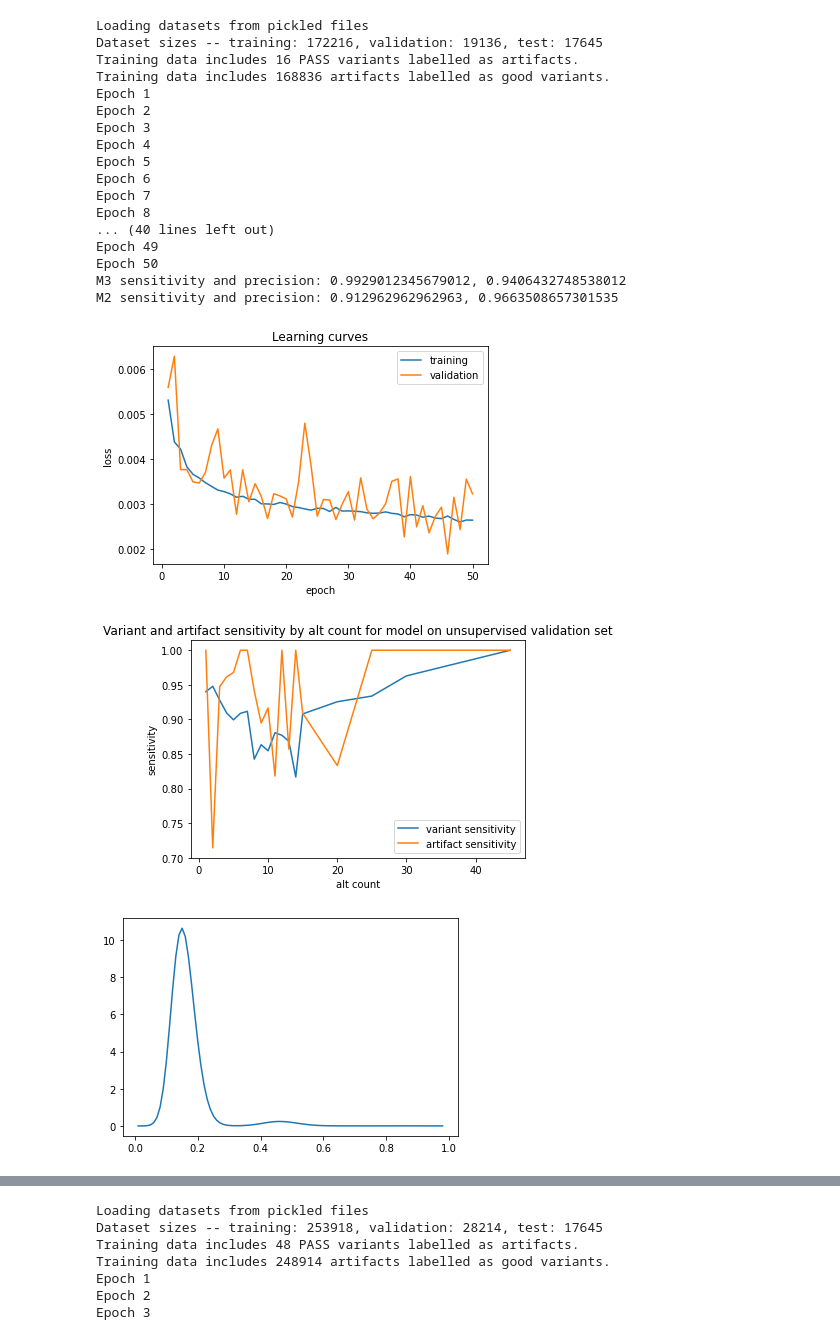
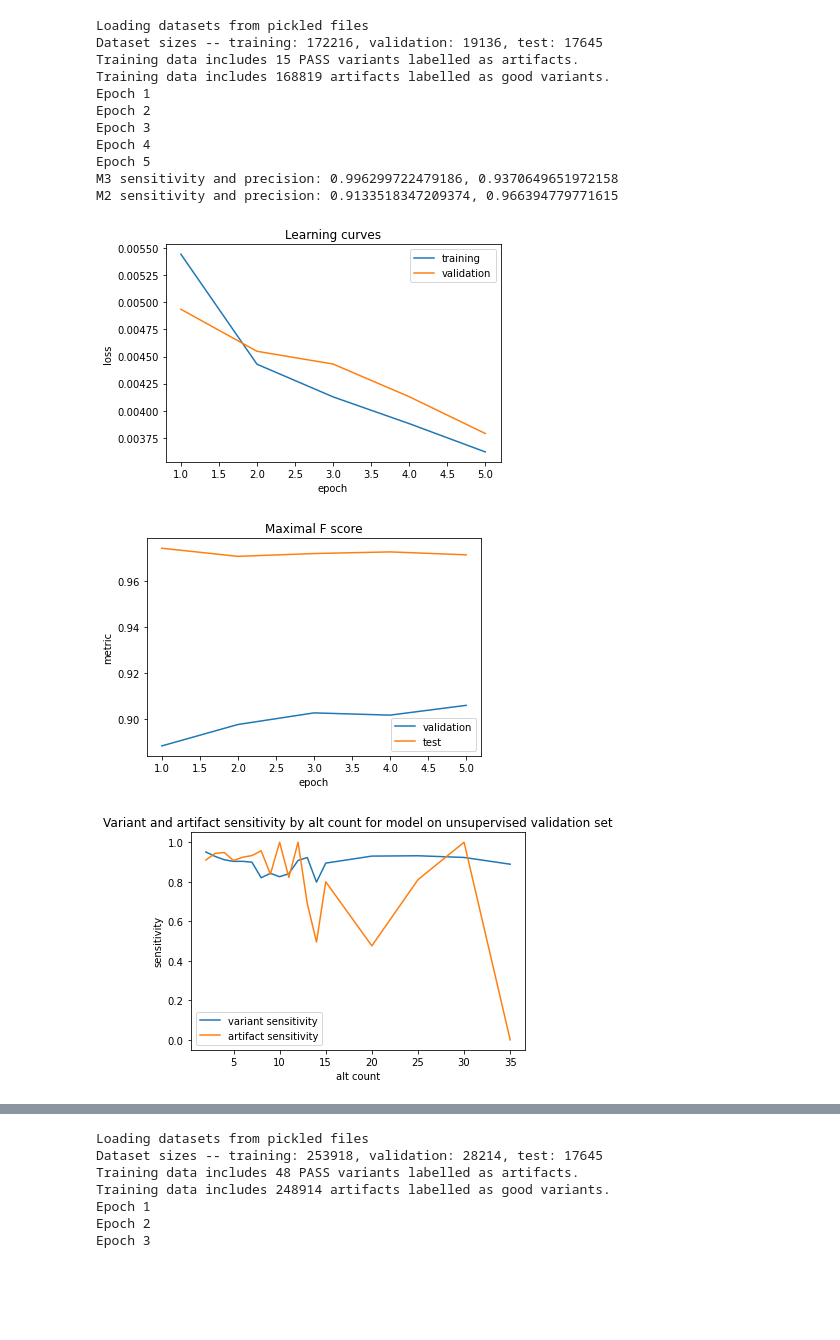
Before and after one commit to davidbenjamin/permutect, a Jupyter notebook: mutect3-prototype.ipynb, the cells around one changed output, grey strips where cells are left out. Saved outputs shown, nothing was run; the diff lists cells and outputs as text; code cells hidden in the pictures; blank space fills up the shorter version.

Commit message:
track maximal F score metric for test and validation sets during training

```diff
--- a/mutect3-prototype.ipynb
+++ b/mutect3-prototype.ipynb
@@ -728,6 +728,18 @@ def plot_learning_curves(train_losses, valid_losses):
     learning_curve.set_ylabel("loss")
     learning_curve.legend()
     return fig, learning_curve
+
+def plot_learning_metrics(valid_metrics, test_metrics):
+    fig = plt.figure()
+    learning_curve = fig.gca()
+    epochs = range(1, len(valid_metrics) + 1)
+    learning_curve.plot(epochs, valid_metrics, label = "validation")
+    learning_curve.plot(epochs, test_metrics, label = "test")
+    learning_curve.set_title("Maximal F score")
+    learning_curve.set_xlabel("epoch")
+    learning_curve.set_ylabel("metric")
+    learning_curve.legend()
+    return fig, learning_curve
 # %%
 # confusion_matrices is dict of alt count to 2x2 [[,],[,]] confusion matrices where 0/1 is non-artifact/artifact
 # and 1st index is truth, 2nd index is prediction
@@ -918,9 +965,10 @@ def make_data_loaders(train, valid, test):
     samples_per_epoch = 20*int(class_counts[1])
 
     train_sampler = torch.utils.data.WeightedRandomSampler(weights=class_weights[train_labels], num_samples = samples_per_epoch)
+    valid_sampler = torch.utils.data.WeightedRandomSampler(weights=class_weights[valid_labels], num_samples = 2*len(valid_labels))
 
     train_loader = DataLoader(dataset=train, batch_size=BATCH_SIZE, sampler=train_sampler, collate_fn=collate_read_sets, drop_last=True)
-    valid_loader = DataLoader(dataset=valid, batch_size=BATCH_SIZE, collate_fn=collate_read_sets, drop_last=True)
+    valid_loader = DataLoader(dataset=valid, batch_size=BATCH_SIZE, sampler=valid_sampler, collate_fn=collate_read_sets, drop_last=True)
     test_loader = DataLoader(dataset=test, batch_size=BATCH_SIZE, collate_fn=collate_read_sets, drop_last=True)
     return train_loader, valid_loader, test_loader
 # %%
@@ -931,6 +979,9 @@ def train_model(model, train_loader, valid_loader, test_loader, num_epochs):
     # track loss and accuracy as map from alt count bins to lists by epoch
     train_losses = []
     valid_losses = []
+
+    valid_Fs = []
+    test_Fs = []
 
     model.uncalibrate() # discard any previous calibration before training (useful in case we re-run this for extra epochs)
     for epoch in range(1, num_epochs + 1):
@@ -951,10 +1002,12 @@ def train_model(model, train_loader, valid_loader, test_loader, num_epochs):
                     optimizer.step()
             losses.append(epoch_loss / (len(loader)*BATCH_SIZE))
         # end of epoch
+        valid_Fs.append(get_optimal_f_score(model, valid_loader))
+        test_Fs.append(get_optimal_f_score(model, test_loader, m2_filters_to_keep = {'normal_artifact'}))
         # TODO: put some test loader metric, like F score or AUROC, here
     # model is trained
 
-    return train_losses, valid_losses
+    return train_losses, valid_losses, valid_Fs, test_Fs
 # %%
 EPOCHS = 50
 
@@ -972,8 +1025,9 @@ def run_evaluation(training_pickles, test_pickle, num_epochs=EPOCHS):
     # Learn model
     train_loader, valid_loader, test_loader = make_data_loaders(train, valid, test)
     model = ReadSetClassifier([NUM_READ_FEATURES, 20, 20], [NUM_INFO_FEATURES, 10, 10], [10]).float()
-    train_losses, valid_losses = train_model(model, train_loader, valid_loader, test_loader, num_epochs)
+    train_losses, valid_losses, valid_Fs, test_Fs = train_model(model, train_loader, valid_loader, test_loader, num_epochs)
     plot_learning_curves(train_losses, valid_losses)
+    plot_learning_metrics(valid_Fs, test_Fs)
 
     # Calibration via temperature scaling
     model.set_temperature(valid_loader)
@@ -1010,25 +1064,19 @@ DREAM_2_TEST = DIR + 'dream2-test.pickle'
 DREAM_3_TEST = DIR + 'dream3-test.pickle'
 DREAM_4_TEST = DIR + 'dream4-test.pickle'
 # %%
-run_evaluation([DREAM_1_PAIR], DREAM_1_TEST, 50)
+run_evaluation([DREAM_1_PAIR], DREAM_1_TEST, 5)
 # %% [output]
 Loading datasets from pickled files
 Dataset sizes -- training: 172216, validation: 19136, test: 17645
-Training data includes 16 PASS variants labelled as artifacts.
-Training data includes 168836 artifacts labelled as good variants.
+Training data includes 15 PASS variants labelled as artifacts.
+Training data includes 168819 artifacts labelled as good variants.
 Epoch 1
 Epoch 2
 Epoch 3
 Epoch 4
 Epoch 5
-Epoch 6
-Epoch 7
-Epoch 8
-... (40 lines left out)
-Epoch 49
-Epoch 50
-M3 sensitivity and precision: 0.9929012345679012, 0.9406432748538012
-M2 sensitivity and precision: 0.912962962962963, 0.9663508657301535
+M3 sensitivity and precision: 0.996299722479186, 0.9370649651972158
+M2 sensitivity and precision: 0.9133518347209374, 0.966394779771615
-[figure, old version]
+[figure, new version]
-[figure, old version]
+[figure, new version]
-[figure, old version]
+[figure, new version]
```
Also changed, not shown: parts of 5 cells of this notebook.
